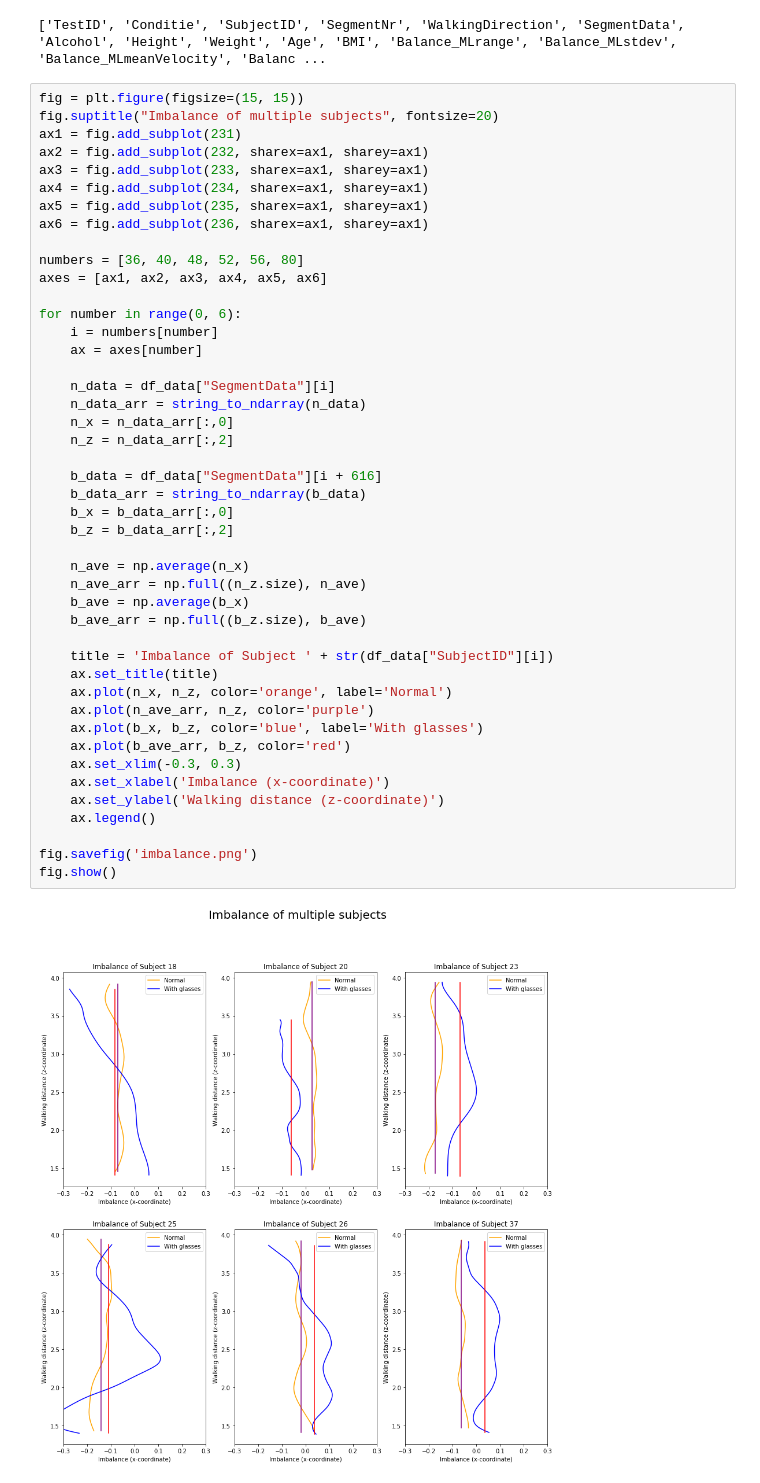
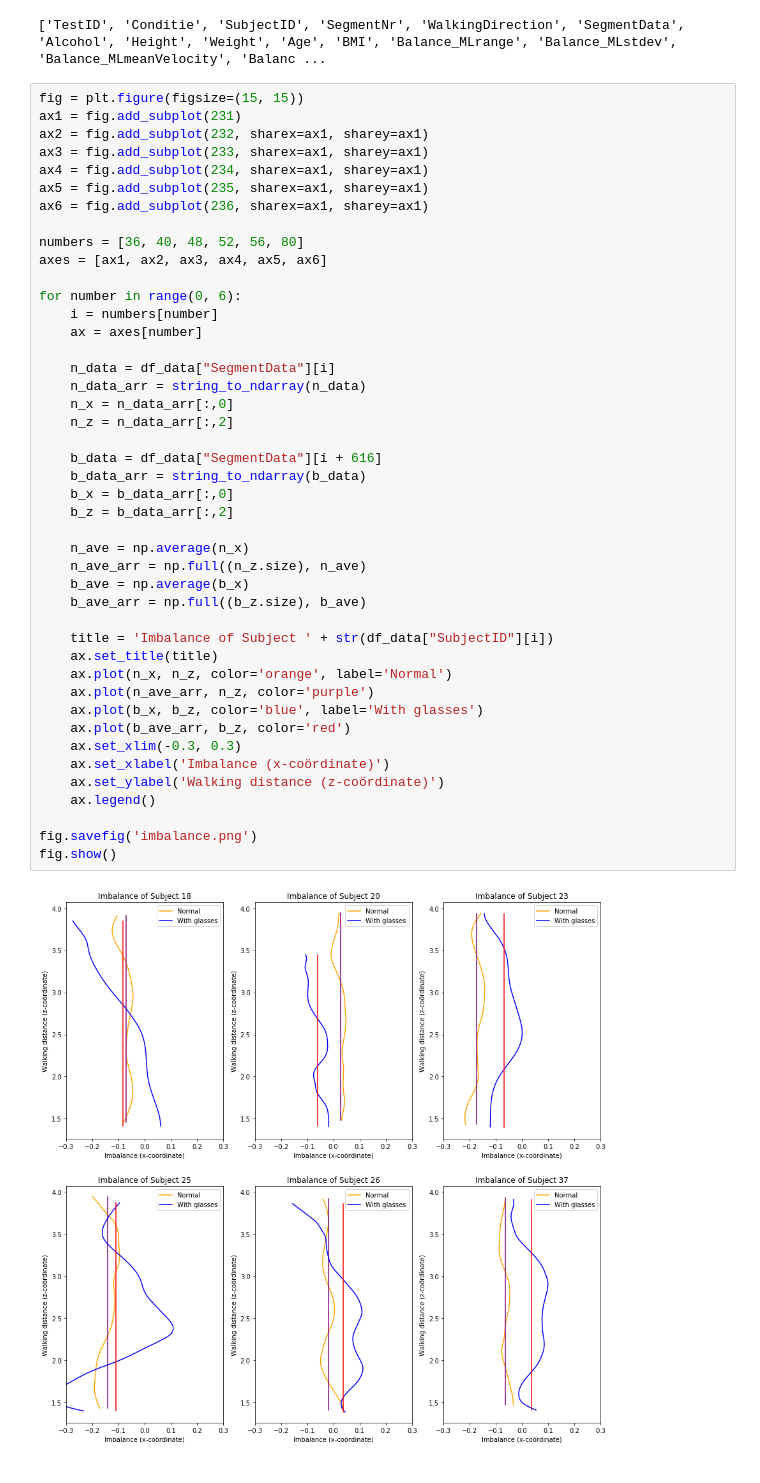
Before and after one commit to VivienvV/fallrisk, a Jupyter notebook: Data_preprocessing/s_visualisation.ipynb, the cells around one changed output. Saved outputs shown, nothing was run; the diff lists cells and outputs as text.

```diff
--- a/Data_preprocessing/s_visualisation.ipynb
+++ b/Data_preprocessing/s_visualisation.ipynb
@@ -31,7 +31,6 @@ print(list(df_data))
 ['TestID', 'Conditie', 'SubjectID', 'SegmentNr', 'WalkingDirection', 'SegmentData', 'Alcohol', 'Height', 'Weight', 'Age', 'BMI', 'Balance_MLrange', 'Balance_MLstdev', 'Balance_MLmeanVelocity', 'Balanc ...
 # %%
 fig = plt.figure(figsize=(15, 15))
-fig.suptitle("Imbalance of multiple subjects", fontsize=20)
 ax1 = fig.add_subplot(231)
 ax2 = fig.add_subplot(232, sharex=ax1, sharey=ax1)
 ax3 = fig.add_subplot(233, sharex=ax1, sharey=ax1)
@@ -46,33 +45,33 @@ for number in range(0, 6):
     i = numbers[number]
     ax = axes[number]
 
     n_data = df_data["SegmentData"][i]
     n_data_arr = string_to_ndarray(n_data)
     n_x = n_data_arr[:,0]
     n_z = n_data_arr[:,2]
 
     b_data = df_data["SegmentData"][i + 616]
     b_data_arr = string_to_ndarray(b_data)
     b_x = b_data_arr[:,0]
     b_z = b_data_arr[:,2]
 
     n_ave = np.average(n_x)
     n_ave_arr = np.full((n_z.size), n_ave)
     b_ave = np.average(b_x)
     b_ave_arr = np.full((b_z.size), b_ave)
 
     title = 'Imbalance of Subject ' + str(df_data["SubjectID"][i])
     ax.set_title(title)
     ax.plot(n_x, n_z, color='orange', label='Normal')
     ax.plot(n_ave_arr, n_z, color='purple')
     ax.plot(b_x, b_z, color='blue', label='With glasses')
     ax.plot(b_ave_arr, b_z, color='red')
     ax.set_xlim(-0.3, 0.3)
-    ax.set_xlabel('Imbalance (x-coordinate)')
-    ax.set_ylabel('Walking distance (z-coordinate)')
+    ax.set_xlabel('Imbalance (x-coördinate)')
+    ax.set_ylabel('Walking distance (z-coördinate)')
     ax.legend()
 
 fig.savefig('imbalance.png')
 fig.show()
 # %% [output]
-[figure, old version]
+[figure, new version]
```
Also changed, not shown: 8 other files.
